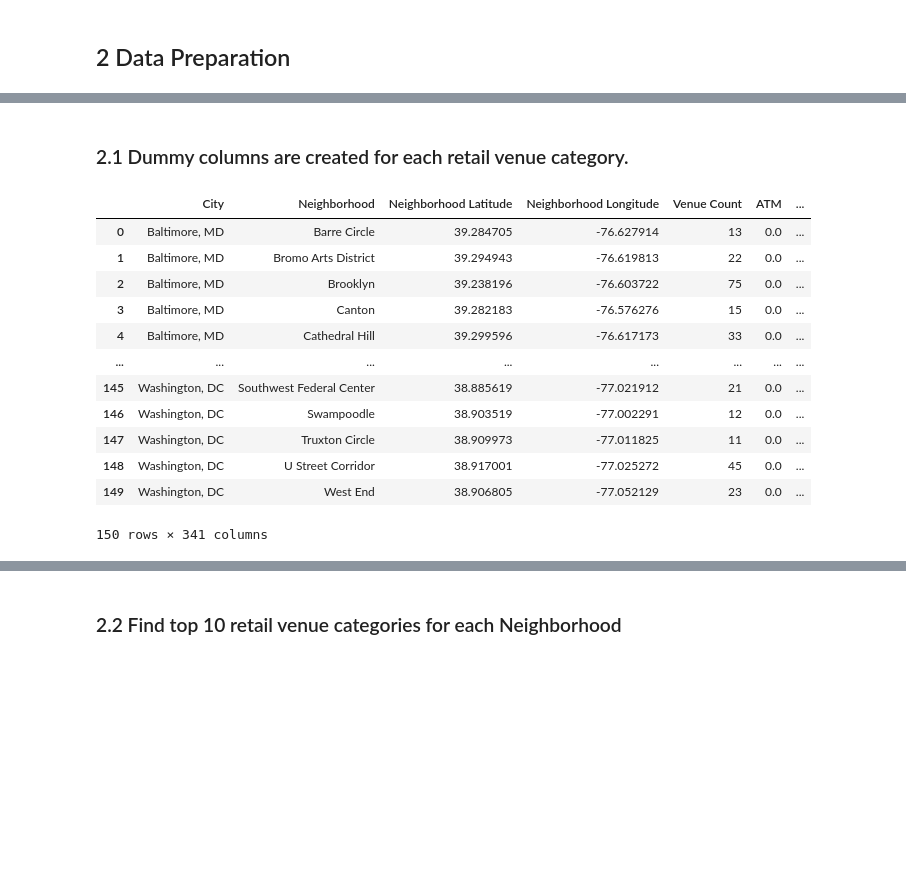
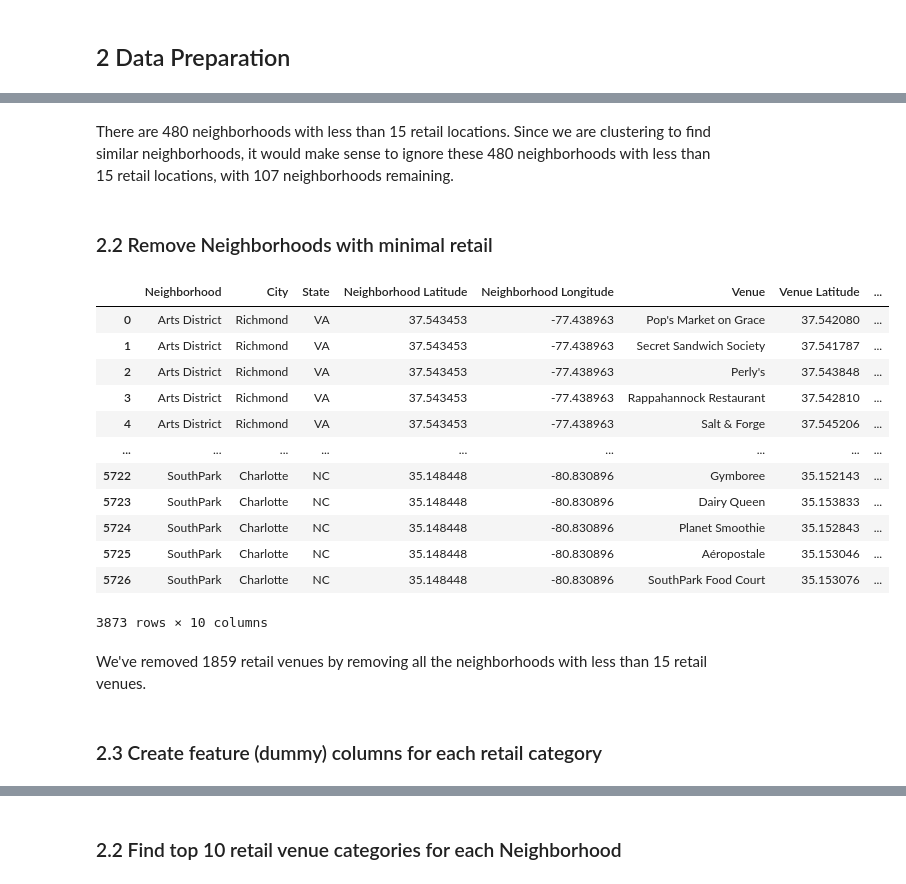
Before and after one commit to mphill82/Coursera_Capstone, a Jupyter notebook: Retail_Inference_notebook.ipynb, the cells around one changed output, grey strips where cells are left out. Saved outputs shown, nothing was run; the diff lists cells and outputs as text; code cells hidden in the pictures; blank space fills up the shorter version.

```diff
--- a/Retail_Inference_notebook.ipynb
+++ b/Retail_Inference_notebook.ipynb
@@ -503,47 +396,28 @@ wdc_venues_df
+# %% [markdown]
+There are 480 neighborhoods with less than 15 retail locations.  Since we are clustering to find similar neighborhoods, it would make sense to ignore these 480 neighborhoods with less than 15 retail locations, with 107 neighborhoods remaining.
+# %% [markdown]
+### 2.2 Remove Neighborhoods with minimal retail
+# %%
+#add the venue count column to the venues_df
+venues_df=venues_df.merge(neigh_df,on=['Neighborhood','City','State','Neighborhood Latitude','Neighborhood Longitude'])
+#Remove neighborhoods with less than 15 retail venues
+venues_df = venues_df[venues_df['Venue Count']>=15]
+venues_df
+# %% [output]
+|  | Neighborhood | City | State | Neighborhood Latitude | Neighborhood Longitude | Venue | Venue Latitude | ... |
+| 0 | Arts District | Richmond | VA | 37.543453 | -77.438963 | Pop's Market on Grace | 37.542080 | ... |
+| 1 | Arts District | Richmond | VA | 37.543453 | -77.438963 | Secret Sandwich Society | 37.541787 | ... |
+| 2 | Arts District | Richmond | VA | 37.543453 | -77.438963 | Perly's | 37.543848 | ... |
+| 3 | Arts District | Richmond | VA | 37.543453 | -77.438963 | Rappahannock Restaurant | 37.542810 | ... |
+| 4 | Arts District | Richmond | VA | 37.543453 | -77.438963 | Salt & Forge | 37.545206 | ... |
+| ... | ... | ... | ... | ... | ... | ... | ... | ... |
+| 5722 | SouthPark | Charlotte | NC | 35.148448 | -80.830896 | Gymboree | 35.152143 | ... |
+| 5723 | SouthPark | Charlotte | NC | 35.148448 | -80.830896 | Dairy Queen | 35.153833 | ... |
+| 5724 | SouthPark | Charlotte | NC | 35.148448 | -80.830896 | Planet Smoothie | 35.152843 | ... |
+| 5725 | SouthPark | Charlotte | NC | 35.148448 | -80.830896 | Aéropostale | 35.153046 | ... |
+| 5726 | SouthPark | Charlotte | NC | 35.148448 | -80.830896 | SouthPark Food Court | 35.153076 | ... |
+3873 rows × 10 columns
+# %% [markdown]
+We've removed 1859 retail venues by removing all the neighborhoods with less than 15 retail venues.
 # %% [markdown]
-### 2.1 Dummy columns are created for each retail venue category.
+### 2.3 Create feature (dummy) columns for each retail category
-# %%
-bmd_venues_df=pd.read_csv('bmd_venues_df.csv')
-bmd_venues_df['City']='Baltimore, MD'
-cnc_venues_df=pd.read_csv('cnc_venues_df.csv')
-cnc_venues_df['City']='Charlotte, NC'
-cva_venues_df=pd.read_csv('cva_venues_df.csv')
-cva_venues_df['City']='Charlottesville, VA'
-norva_venues_df=pd.read_csv('norva_venues_df.csv')
-norva_venues_df['City']='Norfolk, VA'
-rgh_venues_df=pd.read_csv('rgh_venues_df.csv')
-rgh_venues_df['City']='Raleigh, NC'
-rva_venues_df=pd.read_csv('rva_venues_df.csv')
-rva_venues_df['City']='Richmond, VA'
-vab_venues_df=pd.read_csv('vab_venues_df.csv')
-vab_venues_df['City']='Virginia Beach, VA'
-wdc_venues_df=pd.read_csv('wdc_venues_df.csv')
-wdc_venues_df['City']='Washington, DC'
-venues_df=pd.concat([bmd_venues_df,cnc_venues_df,cva_venues_df,norva_venues_df,rgh_venues_df,rva_venues_df,vab_venues_df,wdc_venues_df])
-
-#remove catergories called neighborhood
-venues_df=venues_df[venues_df['Venue Category']!='Neighborhood']
-#Remove neighborhoods with less than 10 retail venues
-venues_df = venues_df.join(venues_df.groupby('Neighborhood')['Venue'].count(), on='Neighborhood', rsuffix=' Count')
-venues_df = venues_df[venues_df['Venue Count']>=10]
-venues_df.to_csv('venues_df.csv')
-#make dummy columns for categories
-venues_onehot=pd.get_dummies(venues_df[['Venue Category']], prefix="", prefix_sep="")
-#Insert the neighborhood data to the front and then group by neighborhood, taking the mean of each category to give us a frequency value
-categories_df=pd.concat([venues_df[['City','Neighborhood','Neighborhood Latitude','Neighborhood Longitude','Venue Count']],venues_onehot],axis=1) .groupby(['City','Neighborhood','Neighborhood Latitude','Neighborhood Longitude','Venue Count']).mean().reset_index()
-categories_df.to_csv('categories_df.csv',index=False)
-categories_df
-# %% [output]
-|  | City | Neighborhood | Neighborhood Latitude | Neighborhood Longitude | Venue Count | ATM | ... |
-| 0 | Baltimore, MD | Barre Circle | 39.284705 | -76.627914 | 13 | 0.0 | ... |
-| 1 | Baltimore, MD | Bromo Arts District | 39.294943 | -76.619813 | 22 | 0.0 | ... |
-| 2 | Baltimore, MD | Brooklyn | 39.238196 | -76.603722 | 75 | 0.0 | ... |
-| 3 | Baltimore, MD | Canton | 39.282183 | -76.576276 | 15 | 0.0 | ... |
-| 4 | Baltimore, MD | Cathedral Hill | 39.299596 | -76.617173 | 33 | 0.0 | ... |
-| ... | ... | ... | ... | ... | ... | ... | ... |
-| 145 | Washington, DC | Southwest Federal Center | 38.885619 | -77.021912 | 21 | 0.0 | ... |
-| 146 | Washington, DC | Swampoodle | 38.903519 | -77.002291 | 12 | 0.0 | ... |
-| 147 | Washington, DC | Truxton Circle | 38.909973 | -77.011825 | 11 | 0.0 | ... |
-| 148 | Washington, DC | U Street Corridor | 38.917001 | -77.025272 | 45 | 0.0 | ... |
-| 149 | Washington, DC | West End | 38.906805 | -77.052129 | 23 | 0.0 | ... |
-150 rows × 341 columns
```
Also changed, not shown: parts of 111 cells of this notebook, 14 other files.
